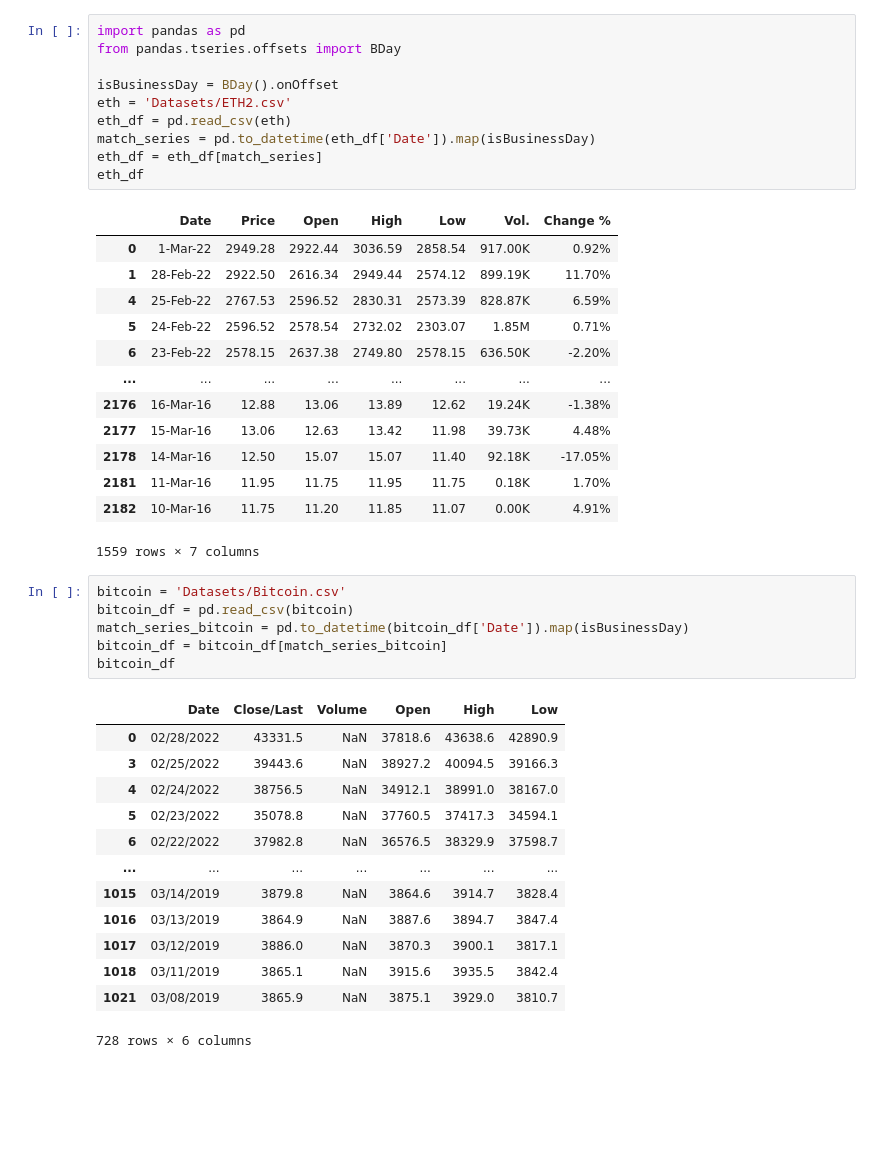
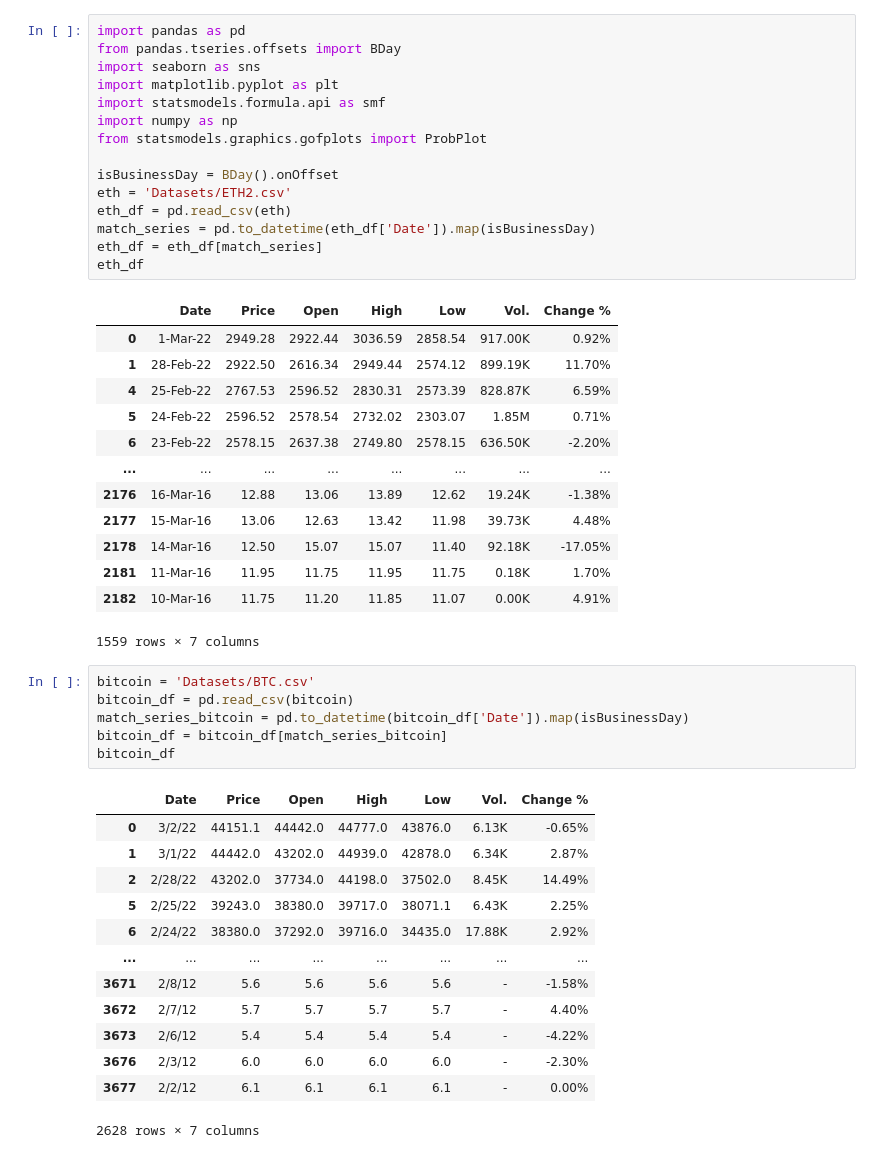
Before and after one commit to RojaReddy329/MachineLearningProject, a Jupyter notebook: ProjectNotebook.ipynb, the cells around one changed output. Cells and saved outputs as stored; diff of their text form; blank space fills up the shorter version.

```diff
--- a/ProjectNotebook.ipynb
+++ b/ProjectNotebook.ipynb
@@ -1,6 +1,11 @@
 # %%
 import pandas as pd
 from pandas.tseries.offsets import BDay
+import seaborn as sns
+import matplotlib.pyplot as plt
+import statsmodels.formula.api as smf
+import numpy as np
+from statsmodels.graphics.gofplots import ProbPlot
 
 isBusinessDay = BDay().onOffset
 eth = 'Datasets/ETH2.csv'
@@ -23,25 +28,25 @@ eth_df
 | 2182 | 10-Mar-16 | 11.75 | 11.20 | 11.85 | 11.07 | 0.00K | 4.91% |
 1559 rows × 7 columns
 # %%
-bitcoin = 'Datasets/Bitcoin.csv'
+bitcoin = 'Datasets/BTC.csv'
 bitcoin_df = pd.read_csv(bitcoin)
 match_series_bitcoin = pd.to_datetime(bitcoin_df['Date']).map(isBusinessDay)
 bitcoin_df = bitcoin_df[match_series_bitcoin]
 bitcoin_df
 # %% [output]
-|  | Date | Close/Last | Volume | Open | High | Low |
-| 0 | 02/28/2022 | 43331.5 | NaN | 37818.6 | 43638.6 | 42890.9 |
-| 3 | 02/25/2022 | 39443.6 | NaN | 38927.2 | 40094.5 | 39166.3 |
-| 4 | 02/24/2022 | 38756.5 | NaN | 34912.1 | 38991.0 | 38167.0 |
-| 5 | 02/23/2022 | 35078.8 | NaN | 37760.5 | 37417.3 | 34594.1 |
-| 6 | 02/22/2022 | 37982.8 | NaN | 36576.5 | 38329.9 | 37598.7 |
-| ... | ... | ... | ... | ... | ... | ... |
-| 1015 | 03/14/2019 | 3879.8 | NaN | 3864.6 | 3914.7 | 3828.4 |
-| 1016 | 03/13/2019 | 3864.9 | NaN | 3887.6 | 3894.7 | 3847.4 |
-| 1017 | 03/12/2019 | 3886.0 | NaN | 3870.3 | 3900.1 | 3817.1 |
-| 1018 | 03/11/2019 | 3865.1 | NaN | 3915.6 | 3935.5 | 3842.4 |
-| 1021 | 03/08/2019 | 3865.9 | NaN | 3875.1 | 3929.0 | 3810.7 |
+|  | Date | Price | Open | High | Low | Vol. | Change % |
+| 0 | 3/2/22 | 44151.1 | 44442.0 | 44777.0 | 43876.0 | 6.13K | -0.65% |
+| 1 | 3/1/22 | 44442.0 | 43202.0 | 44939.0 | 42878.0 | 6.34K | 2.87% |
+| 2 | 2/28/22 | 43202.0 | 37734.0 | 44198.0 | 37502.0 | 8.45K | 14.49% |
+| 5 | 2/25/22 | 39243.0 | 38380.0 | 39717.0 | 38071.1 | 6.43K | 2.25% |
+| 6 | 2/24/22 | 38380.0 | 37292.0 | 39716.0 | 34435.0 | 17.88K | 2.92% |
+| ... | ... | ... | ... | ... | ... | ... | ... |
+| 3671 | 2/8/12 | 5.6 | 5.6 | 5.6 | 5.6 | - | -1.58% |
+| 3672 | 2/7/12 | 5.7 | 5.7 | 5.7 | 5.7 | - | 4.40% |
+| 3673 | 2/6/12 | 5.4 | 5.4 | 5.4 | 5.4 | - | -4.22% |
+| 3676 | 2/3/12 | 6.0 | 6.0 | 6.0 | 6.0 | - | -2.30% |
+| 3677 | 2/2/12 | 6.1 | 6.1 | 6.1 | 6.1 | - | 0.00% |
-728 rows × 6 columns
+2628 rows × 7 columns
 # %%
 #Reading tesla,gold and S&P
 tesla_df = pd.read_csv('Datasets/Tesla.csv')
```
Also changed, not shown: parts of 6 cells of this notebook, 5 other files.
